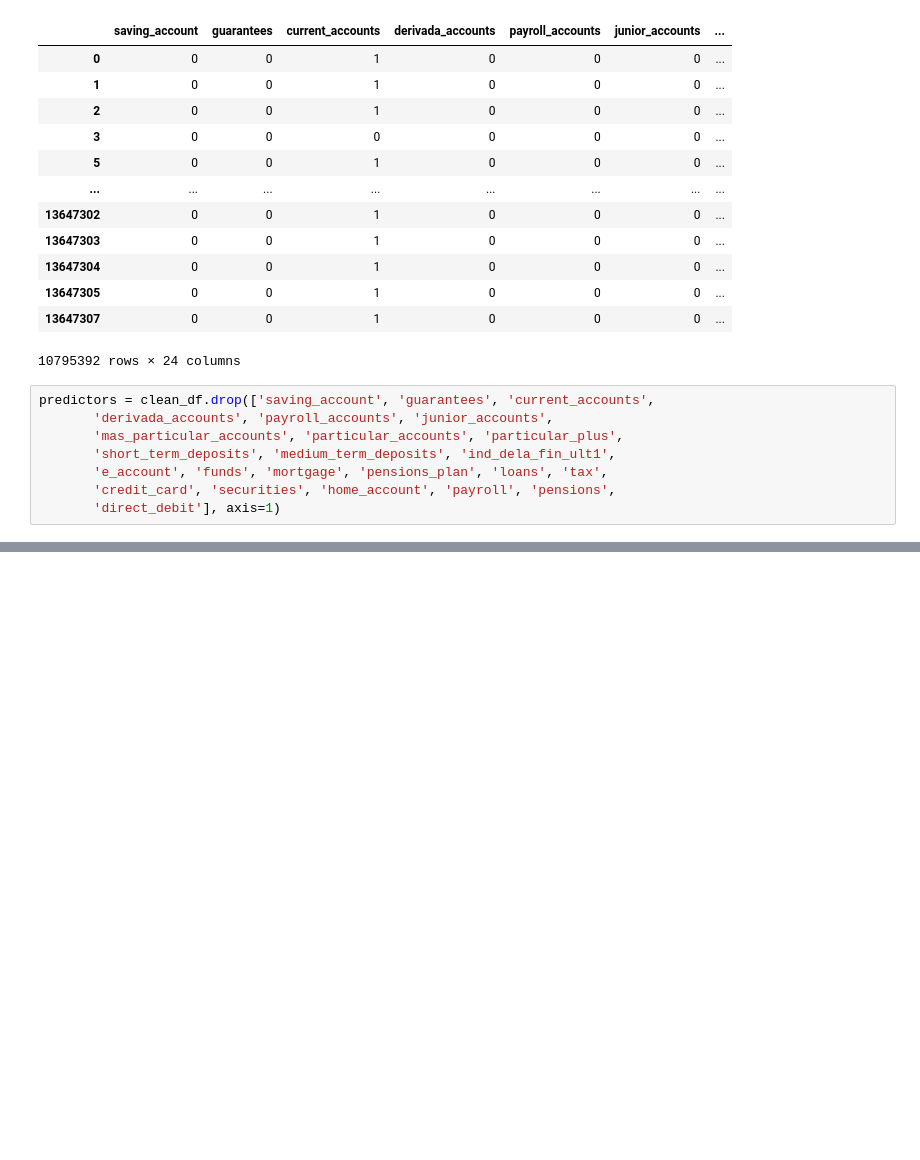
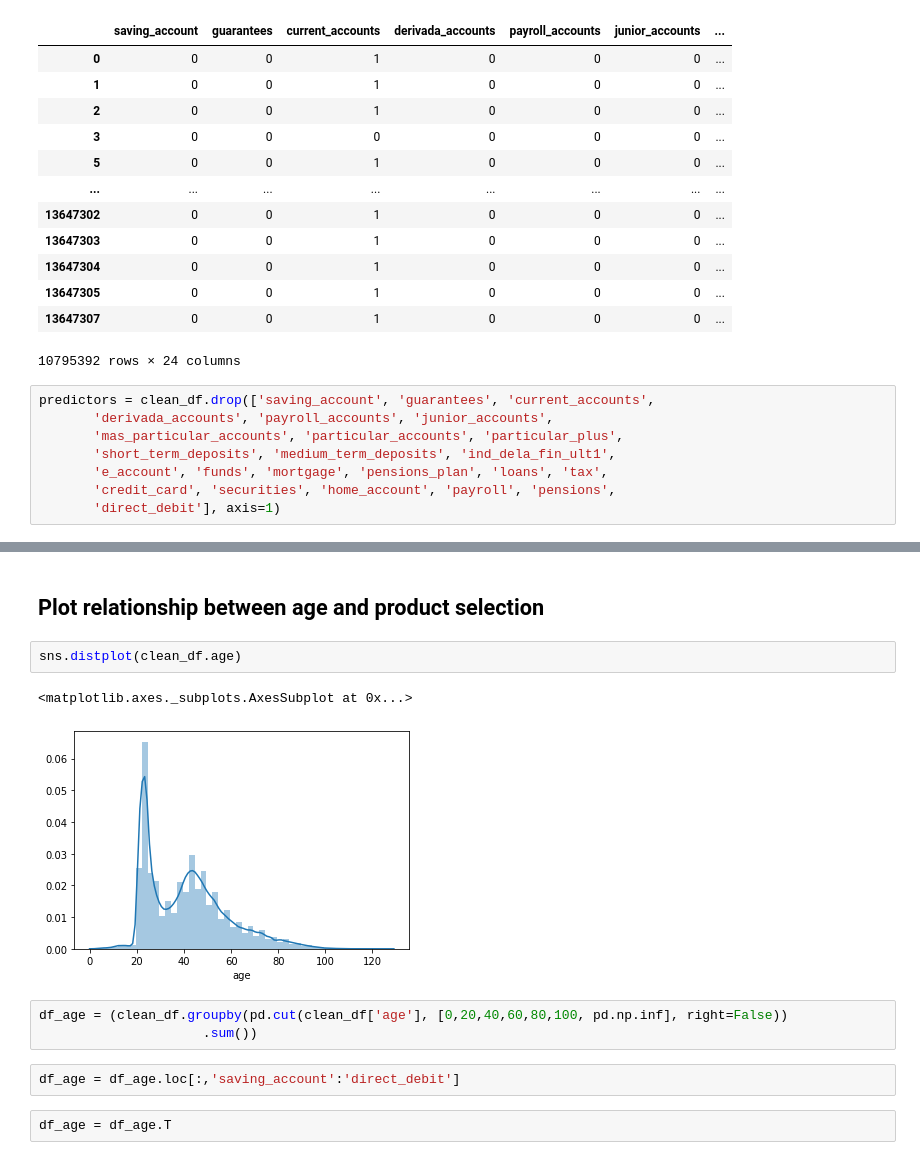
Before and after one commit to kaanbursa/customer_behavior, a Jupyter notebook: santender.ipynb, the cells around one changed output, grey strips where cells are left out. Drawn from its saved outputs; the diff is of its cells as text; blank space fills up the shorter version.

```diff
--- a/santender.ipynb
+++ b/santender.ipynb
@@ -290,0 +299,14 @@ predictors.head()
+# %% [markdown]
+## Plot relationship between age and product selection
+# %%
+sns.distplot(clean_df.age)
+# %% [output]
+<matplotlib.axes._subplots.AxesSubplot at 0x...>
+[figure, added]
+# %%
+df_age = (clean_df.groupby(pd.cut(clean_df['age'], [0,20,40,60,80,100, pd.np.inf], right=False))
+                     .sum())
+# %%
+df_age = df_age.loc[:,'saving_account':'direct_debit']
+# %%
+df_age = df_age.T
```
Also changed, not shown: parts of 29 cells of this notebook.
